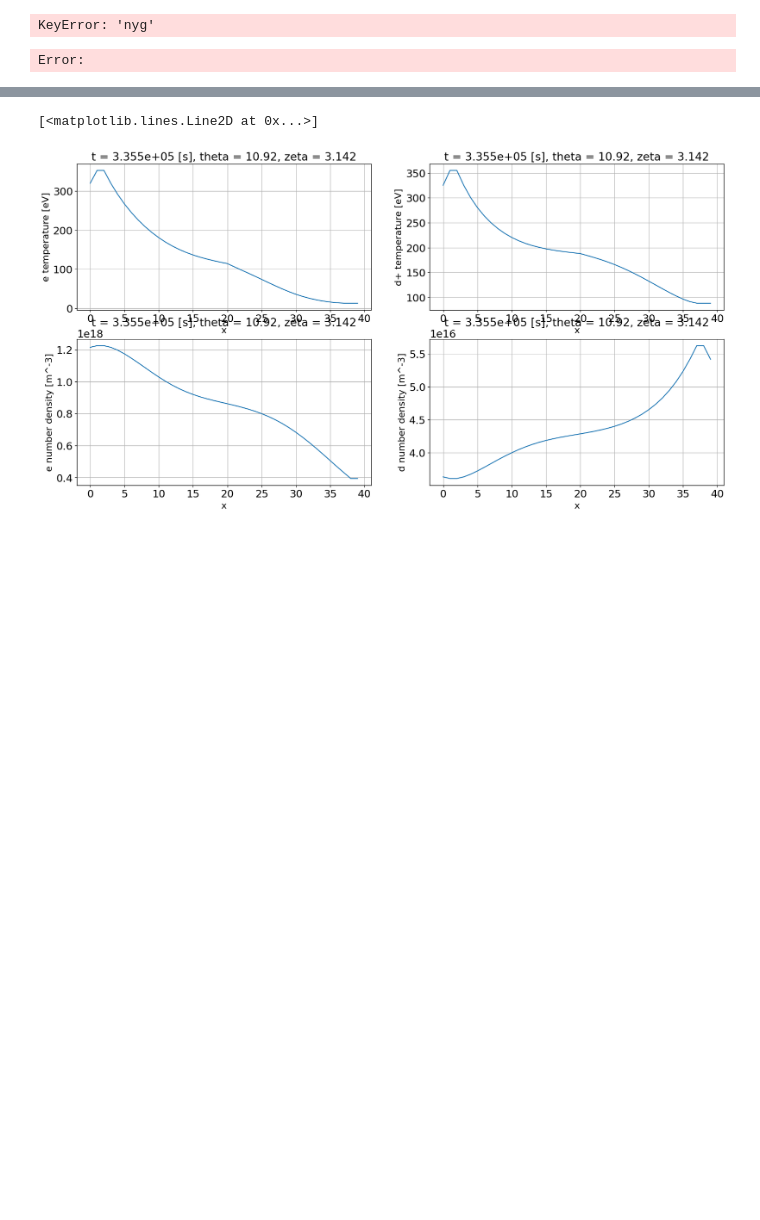
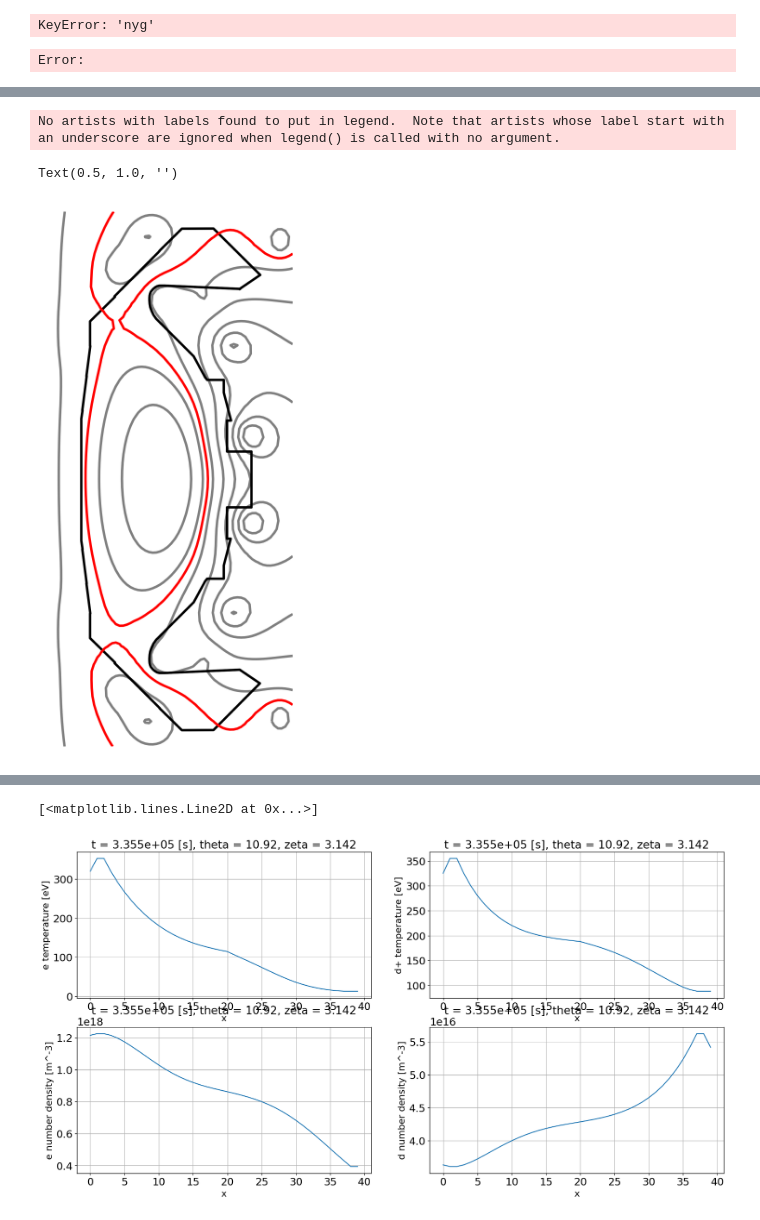
Before and after one commit to PoloidalLloyd/notebooks, a Jupyter notebook: hermes-3/transients/2_D/2024_09_2D_test.ipynb, the cells around one changed output, grey strips where cells are left out. Drawn from its saved outputs; the diff is of its cells as text; code cells hidden in the pictures; blank space fills up the shorter version.

```diff
--- a/hermes-3/transients/2_D/2024_09_2D_test.ipynb
+++ b/hermes-3/transients/2_D/2024_09_2D_test.ipynb
@@ -178,0 +241,52 @@ Error:
+# %%
+orthogonal = r"/users/jlb647/scratch/simulation_program/hermes-3_sim/simulation_dir/2025-01_STEP_1D-2D_comparison/Mike_2D_cases/mu1af3-fix_power.nc"
+# nonorthog = r"C:\Users\Mike\OneDrive\Project\python-packages\Hypnotoad\integrated_tests\connected_doublenull_nonorthogonal\expected_nonorthogonal.grd.nc"
+
+
+from hermes3.grid_fields import Mesh as sdMesh
+
+fig, ax = plt.subplots(1,1, figsize = (14,6), dpi = 500)
+# sdMesh(orthogonal).plot_rz_grid(ax = ax,plot_region_borders = False)
+
+# ax = axes[1]
+# sdMesh(nonorthog).plot_rz_grid(ax = ax)
+
+# for ax in axes:
+# eq.plotWall(axis = ax)
+ax.grid(False)
+ax.legend().set_visible(False)
+ax.set_ylabel('')
+
+
+
+# ax.set_xlim(0.2, 1.0)
+# ax.set_ylim(-2.0, -1.0)
+
+ax.plot(limiter['limR'], limiter['limZ'], color = 'black')
+
+
+# Create the meshgrid for the plot
+x = np.linspace(0.06, 2, 65)
+y = np.linspace(-2.2, 2.2, 65)
+Z, R = np.meshgrid(y, x)
+
+psi_norm = np.loadtxt('/users/jlb647/scratch/simulation_program/hermes-3_sim/analysis/my_notebooks/notebooks/hermes-3/transients/2_D/shot-51364_psiNorm_data.txt',dtype=float, delimiter=',')
+
+ax.contour(R, Z, psi_norm, levels=10, colors = 'black', alpha=0.5)
+ax.contour(R, Z, psi_norm, levels=[1], colors = 'red')
+
+plt.gca().set_aspect('equal', adjustable='box')
+
+ax.set_xlim(0, 2)
+ax.set_ylim(-2.2,2.2)
+
+plt.xlabel('')
+plt.ylabel('')
+ax.set_xticklabels([])
+ax.set_yticklabels([])
+plt.axis('off')
+ax.set_title('')
+# %% [output]
+No artists with labels found to put in legend.  Note that artists whose label start with an underscore are ignored when legend() is called with no argument.
+Text(0.5, 1.0, '')
+[figure, added]
```
Also changed, not shown: parts of 21 cells of this notebook, 7 other files.
